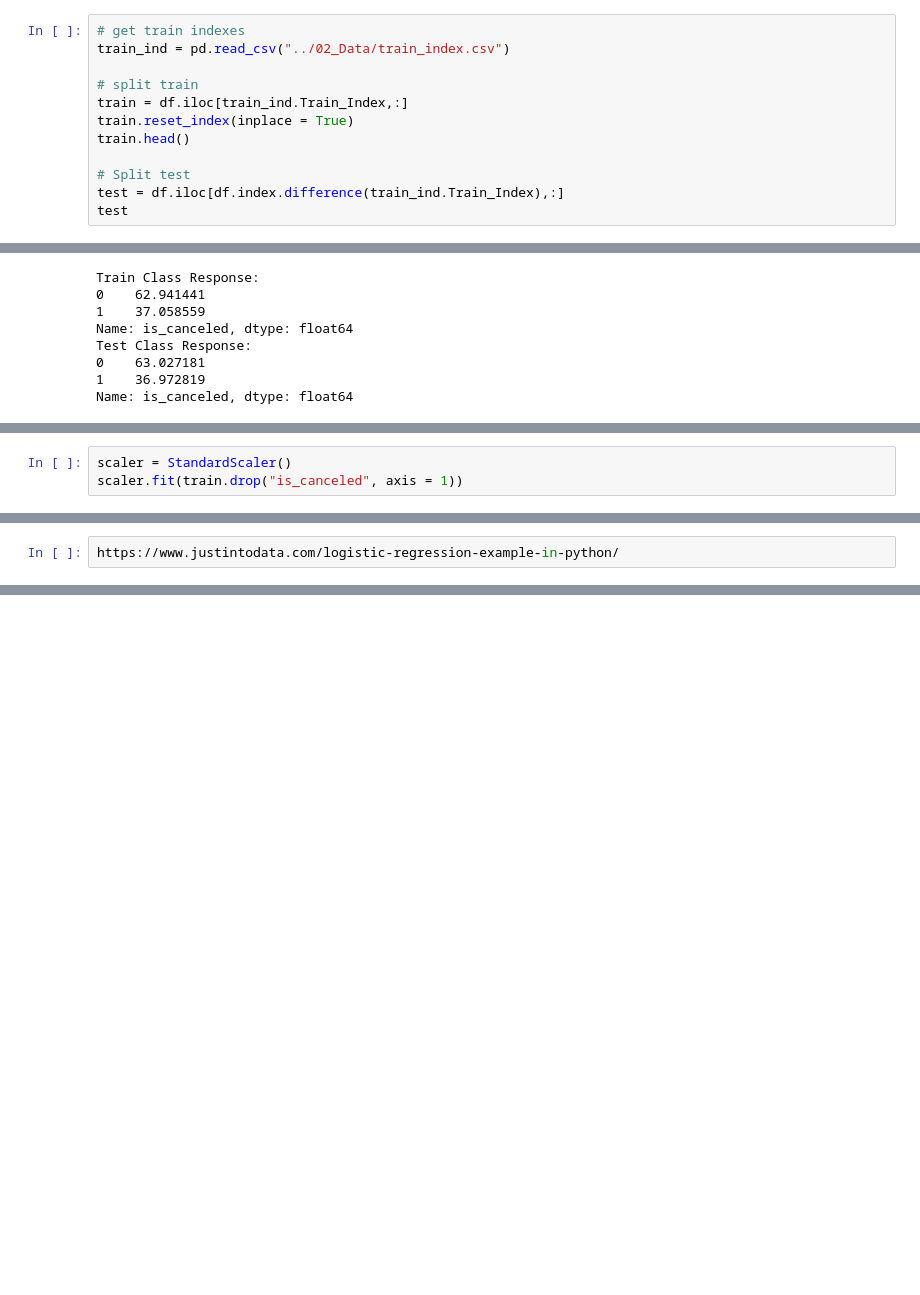
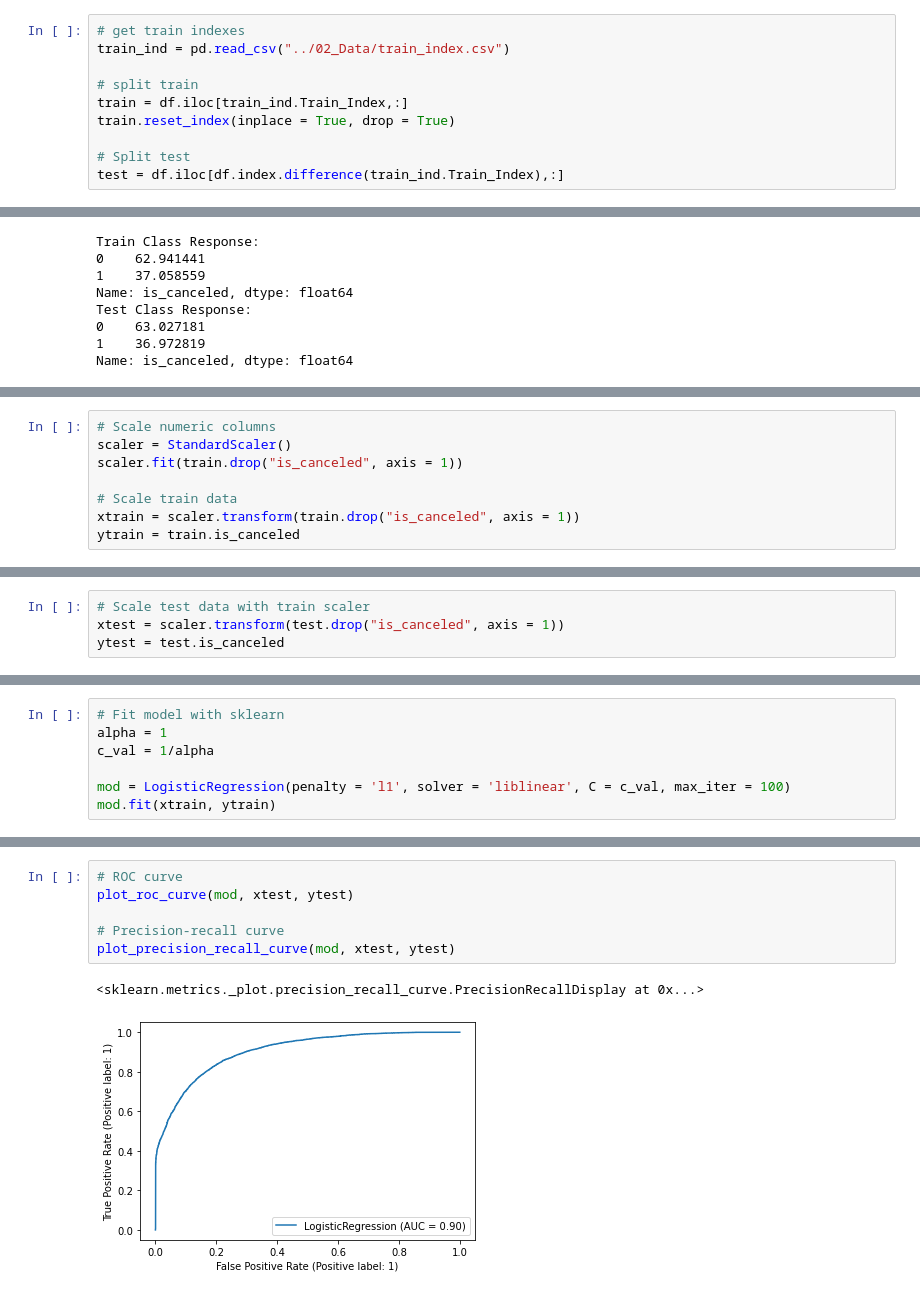
Before and after one commit to wenchengking/End-to-End-Hotel-Booking-Cancellation-Machine-Learning-Model, a Jupyter notebook: 05_Modeling/LogisticRegression.ipynb, the cells around one changed output, grey strips where cells are left out. Cells and saved outputs as stored; diff of their text form; blank space fills up the shorter version.

Commit message:
Updating logistic regression model

```diff
--- a/05_Modeling/LogisticRegression.ipynb
+++ b/05_Modeling/LogisticRegression.ipynb
@@ -77,9 +102,7 @@ train_ind = pd.read_csv("../02_Data/train_index.csv")
 
 # split train
 train = df.iloc[train_ind.Train_Index,:]
-train.reset_index(inplace = True)
-train.head()
+train.reset_index(inplace = True, drop = True)
 
 # Split test
 test = df.iloc[df.index.difference(train_ind.Train_Index),:]
-test
@@ -118,3 +127,8 @@ Name: is_canceled, dtype: float64
 # %%
+# Scale numeric columns
 scaler = StandardScaler()
 scaler.fit(train.drop("is_canceled", axis = 1))
+
+# Scale train data
+xtrain = scaler.transform(train.drop("is_canceled", axis = 1))
+ytrain = train.is_canceled
@@ -123,2 +135,4 @@ StandardScaler()
 # %%
-https://www.justintodata.com/logistic-regression-example-in-python/
+# Scale test data with train scaler
+xtest = scaler.transform(test.drop("is_canceled", axis = 1))
+ytest = test.is_canceled
@@ -124,0 +146,7 @@ https://www.justintodata.com/logistic-regression-example-in-python/
+# %%
+# Fit model with sklearn
+alpha = 1
+c_val = 1/alpha
+
+mod = LogisticRegression(penalty = 'l1', solver = 'liblinear', C = c_val, max_iter = 100)
+mod.fit(xtrain, ytrain)
@@ -124,0 +205,9 @@ https://www.justintodata.com/logistic-regression-example-in-python/
+# %%
+# ROC curve
+plot_roc_curve(mod, xtest, ytest)
+
+# Precision-recall curve
+plot_precision_recall_curve(mod, xtest, ytest)
+# %% [output]
+<sklearn.metrics._plot.precision_recall_curve.PrecisionRecallDisplay at 0x...>
+[figure, added]
```
Also changed, not shown: parts of 25 cells of this notebook.
